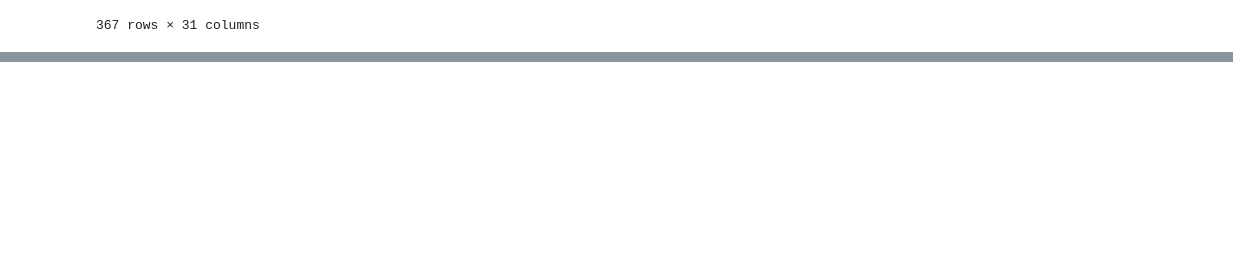
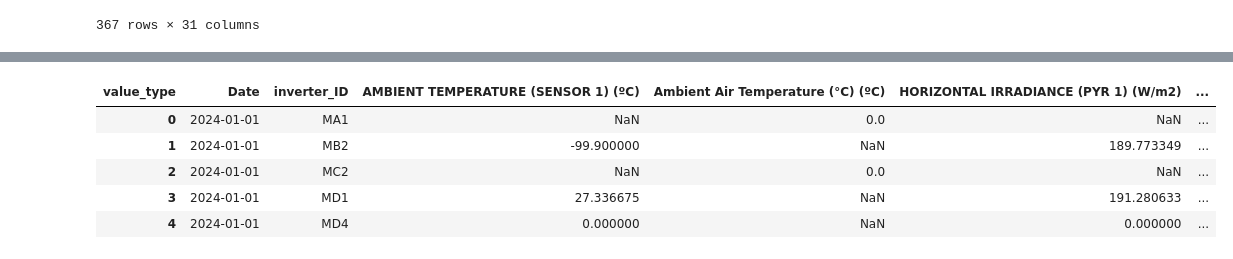
Before and after one commit to Zhenna/LangChain_CSV_agent_experiment, a Jupyter notebook: convert_df.ipynb, the cells around one changed output, grey strips where cells are left out. Saved outputs shown, nothing was run; the diff lists cells and outputs as text; code cells hidden in the pictures; blank space fills up the shorter version.

```diff
--- a/convert_df.ipynb
+++ b/convert_df.ipynb
@@ -208,0 +236,9 @@ df_weather = pd.melt(
+# %%
+pivoted.head()
+# %% [output]
+| value_type | Date | inverter_ID | AMBIENT TEMPERATURE (SENSOR 1) (ºC) | Ambient Air Temperature (°C) (ºC) | HORIZONTAL IRRADIANCE (PYR 1) (W/m2) | ... |
+| 0 | 2024-01-01 | MA1 | NaN | 0.0 | NaN | ... |
+| 1 | 2024-01-01 | MB2 | -99.900000 | NaN | 189.773349 | ... |
+| 2 | 2024-01-01 | MC2 | NaN | 0.0 | NaN | ... |
+| 3 | 2024-01-01 | MD1 | 27.336675 | NaN | 191.280633 | ... |
+| 4 | 2024-01-01 | MD4 | 0.000000 | NaN | 0.000000 | ... |
```
Also changed, not shown: parts of 13 cells of this notebook, 9 other files.
